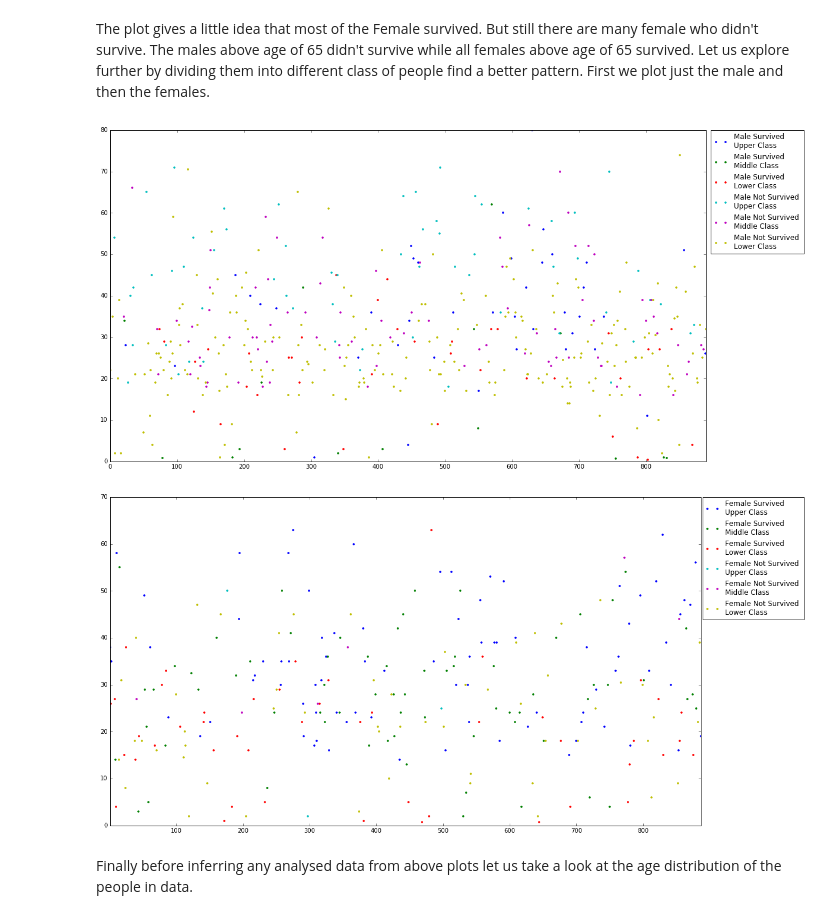
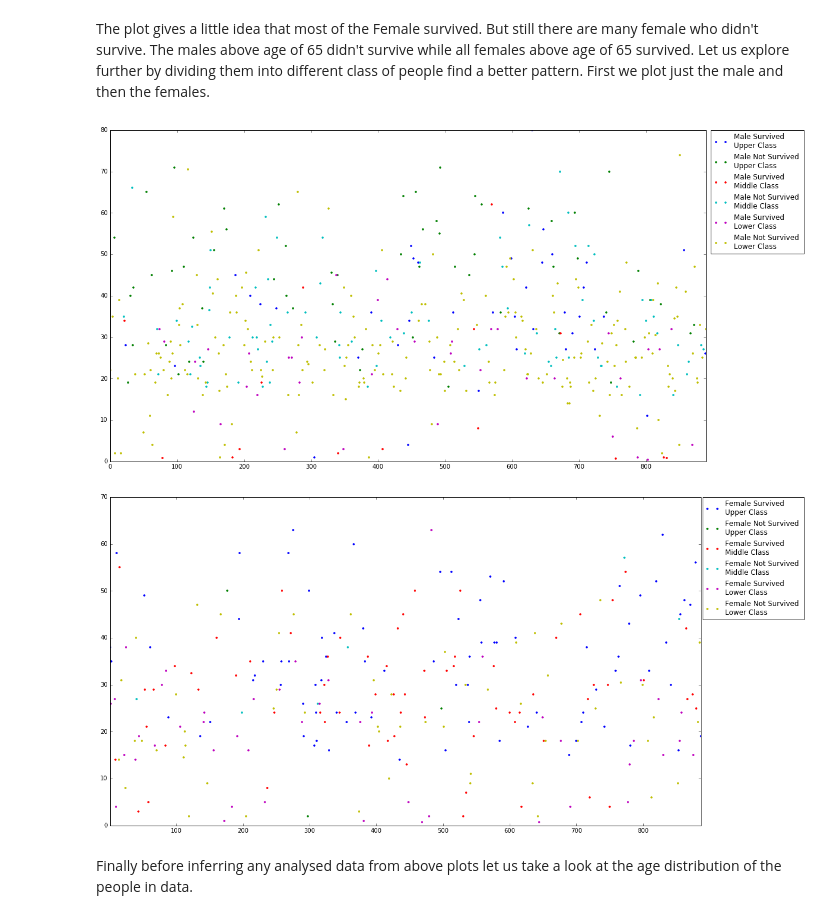
Before and after one commit to yashtanna93/Udacity_Data-Analyst-NanoDegree_Project2_Investigate-a-Dataset, a Jupyter notebook: Project - Investigate a Dataset.ipynb, the cells around one changed output. Cells and saved outputs as stored; diff of their text form; code cells hidden in the pictures.

```diff
--- a/Project - Investigate a Dataset.ipynb
+++ b/Project - Investigate a Dataset.ipynb
@@ -308,27 +269,30 @@ The plot gives a little idea that most of the Female survived. But still there a
 # %%
 def getPeopleClassAge(sex, survive, pclass):
     return df[(df['Sex']==sex)&(pandas.notnull(df['Age']))&(df['Survived']==survive)&(df['Pclass']==pclass)]['Age']
-df4 = pandas.concat([getPeopleClassAge('male', 1, 1), getPeopleClassAge('male', 1, 2),
-                     getPeopleClassAge('male', 1, 3), getPeopleClassAge('male', 0, 1),
-                     getPeopleClassAge('male', 0, 2), getPeopleClassAge('male', 0, 3)],
-                    axis=1, keys=['Male Survived \nUpper Class', 'Male Survived \nMiddle Class',
-                                  'Male Survived \nLower Class', 'Male Not Survived \nUpper Class',
-                                  'Male Not Survived \nMiddle Class', 'Male Not Survived \nLower Class'])
+df4list = []
+for i in range(1,4):
+    df4list.append(getPeopleClassAge('male', 1, i))
+    df4list.append(getPeopleClassAge('male', 0, i))
+
+df4 = pandas.concat(df4list, axis=1, keys=['Male Survived \nUpper Class', 'Male Not Survived \nUpper Class',
+                                             'Male Survived \nMiddle Class', 'Male Not Survived \nMiddle Class',
+                                             'Male Survived \nLower Class', 'Male Not Survived \nLower Class'])
 ax = df4.plot(style=".", figsize=[18, 10]);
 lx = ax.legend(bbox_to_anchor=(1.17, 1.01))
 # %% [output]
-[figure, old version]
+[figure, new version]
 # %%
-df5 = pandas.concat([getPeopleClassAge('female', 1, 1), getPeopleClassAge('female', 1, 2),
-                     getPeopleClassAge('female', 1, 3), getPeopleClassAge('female', 0, 1),
-                     getPeopleClassAge('female', 0, 2), getPeopleClassAge('female', 0, 3)],
-                    axis=1, keys=['Female Survived \nUpper Class', 'Female Survived \nMiddle Class',
-                                  'Female Survived \nLower Class', 'Female Not Survived \nUpper Class',
-                                  'Female Not Survived \nMiddle Class', 'Female Not Survived \nLower Class'])
+df5list = []
+for i in range(1,4):
+    df5list.append(getPeopleClassAge('female', 1, i))
+    df5list.append(getPeopleClassAge('female', 0, i))
+df5 = pandas.concat(df5list, axis=1, keys=['Female Survived \nUpper Class', 'Female Not Survived \nUpper Class',
+                                           'Female Survived \nMiddle Class', 'Female Not Survived \nMiddle Class',
+                                           'Female Survived \nLower Class', 'Female Not Survived \nLower Class'])
 ax = df5.plot(style=".", figsize=[18, 10]);
 lx = ax.legend(bbox_to_anchor=(1.18, 1.01))
 # %% [output]
-[figure, old version]
+[figure, new version]
 # %% [markdown]
 Finally before inferring any analysed data from above plots let us take a look at the age distribution of the people in data.
 # %%
```
Also changed, not shown: parts of 7 cells of this notebook, 2 other files.
